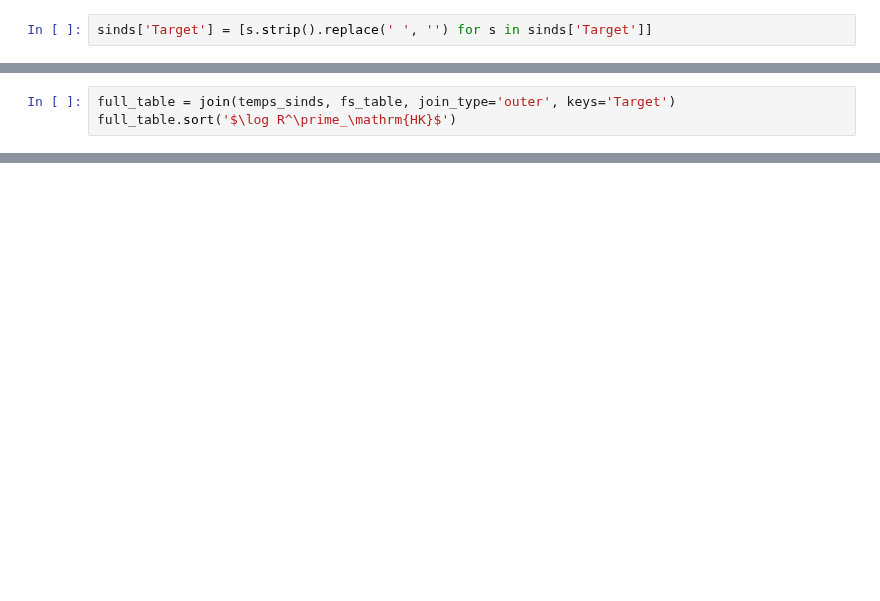
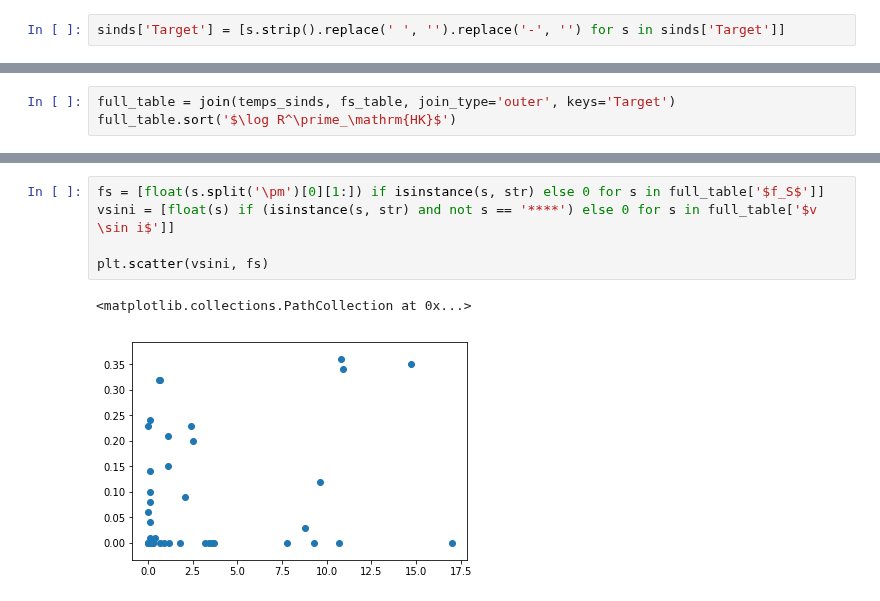
Before and after one commit to bmorris3/freckles, a Jupyter notebook: megatable.ipynb, the cells around one changed output, grey strips where cells are left out. Cells and saved outputs as stored; diff of their text form; blank space fills up the shorter version.

```diff
--- a/megatable.ipynb
+++ b/megatable.ipynb
@@ -108,7 +131,7 @@ KIC9652680 & $5736^{+127}_{-118}$ &  \\
 sinds = Table.read('/Users/bmmorris/git/arces_hk/freckles.tex')
 sinds.sort('Target')
 # %%
-sinds['Target'] = [s.strip().replace(' ', '') for s in sinds['Target']]
+sinds['Target'] = [s.strip().replace(' ', '').replace('-', '') for s in sinds['Target']]
 # %%
 sinds.pprint(max_lines=1000)
 # %% [output]
@@ -212,0 +336,8 @@ EPIC211928486 & $4682^{+149}_{-250}$ & $4182^{+260}_{-132}$ &  &  &  & $0.20 \pm
+# %%
+fs = [float(s.split('\pm')[0][1:]) if isinstance(s, str) else 0 for s in full_table['$f_S$']]
+vsini = [float(s) if (isinstance(s, str) and not s == '****') else 0 for s in full_table['$v \sin i$']]
+
+plt.scatter(vsini, fs)
+# %% [output]
+<matplotlib.collections.PathCollection at 0x...>
+[figure, added]
```
Also changed, not shown: parts of 26 cells of this notebook, 2 other files.
